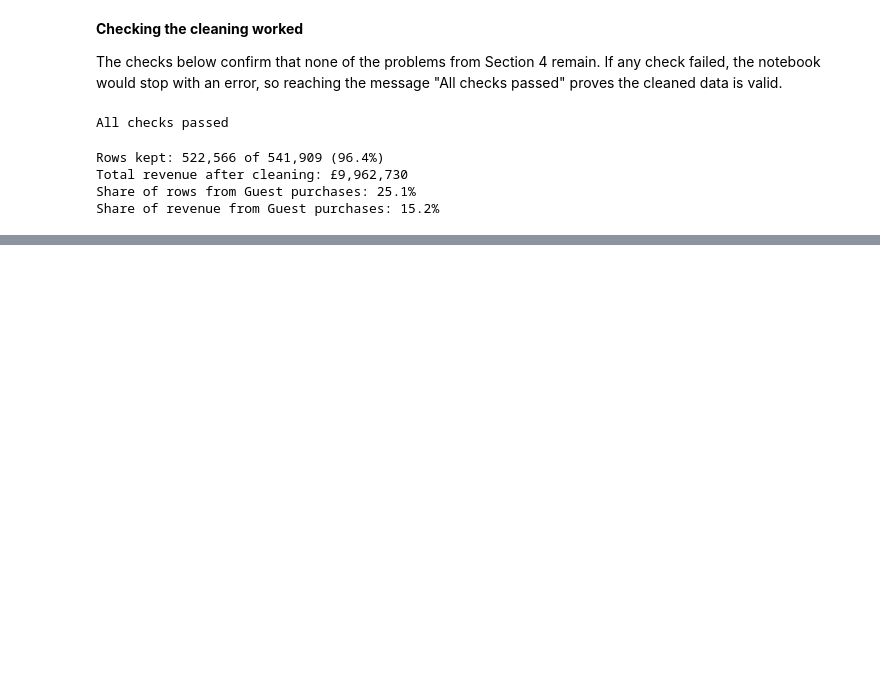
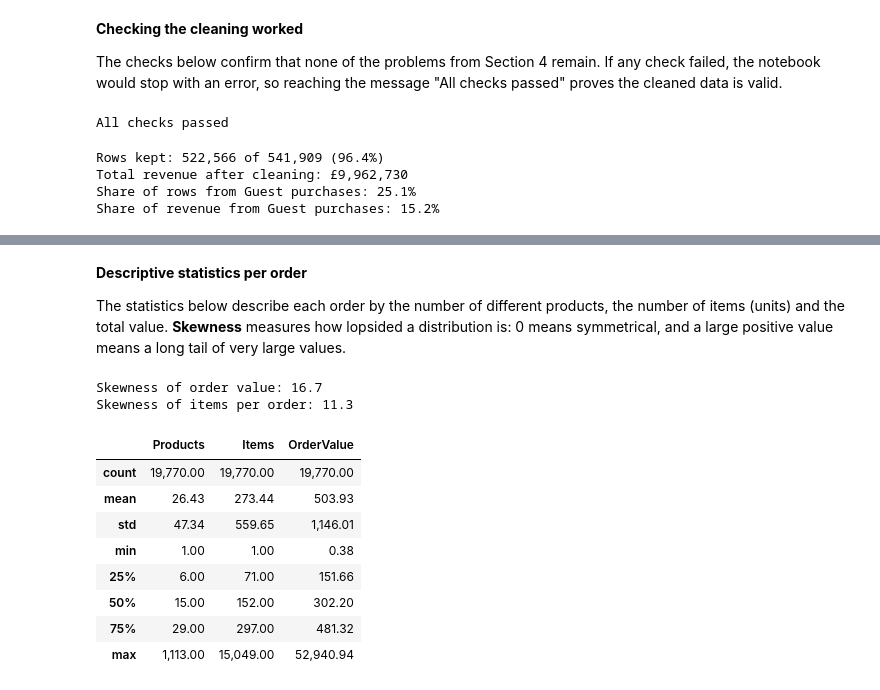
Before and after one commit to Matheus-Castilho/CA2-DV, a Jupyter notebook: CA2-DV.ipynb, the cells around one changed output, grey strips where cells are left out. Drawn from its saved outputs; the diff is of its cells as text; code cells hidden in the pictures; blank space fills up the shorter version.

```diff
--- a/CA2-DV.ipynb
+++ b/CA2-DV.ipynb
@@ -601,0 +648,21 @@ Share of revenue from Guest purchases: 15.2%
+# %% [markdown]
+**Descriptive statistics per order**
+
+The statistics below describe each order by the number of different products, the number of items (units) and the total value. **Skewness** measures how lopsided a distribution is: 0 means symmetrical, and a large positive value means a long tail of very large values.
+# %%
+print('Skewness of order value:', round(orders['OrderValue'].skew(), 1))
+print('Skewness of items per order:', round(orders['Items'].skew(), 1))
+
+orders[['Products', 'Items', 'OrderValue']].describe()
+# %% [output]
+Skewness of order value: 16.7
+Skewness of items per order: 11.3
+|  | Products | Items | OrderValue |
+| count | 19,770.00 | 19,770.00 | 19,770.00 |
+| mean | 26.43 | 273.44 | 503.93 |
+| std | 47.34 | 559.65 | 1,146.01 |
+| min | 1.00 | 1.00 | 0.38 |
+| 25% | 6.00 | 71.00 | 151.66 |
+| 50% | 15.00 | 152.00 | 302.20 |
+| 75% | 29.00 | 297.00 | 481.32 |
+| max | 1,113.00 | 15,049.00 | 52,940.94 |
```
Also changed, not shown: parts of 14 cells of this notebook.
